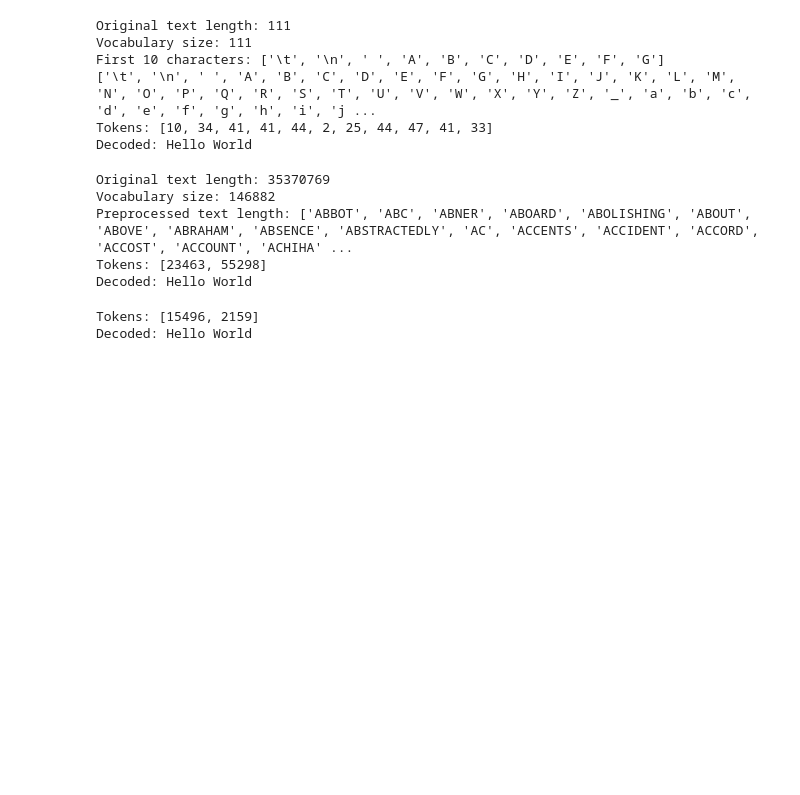
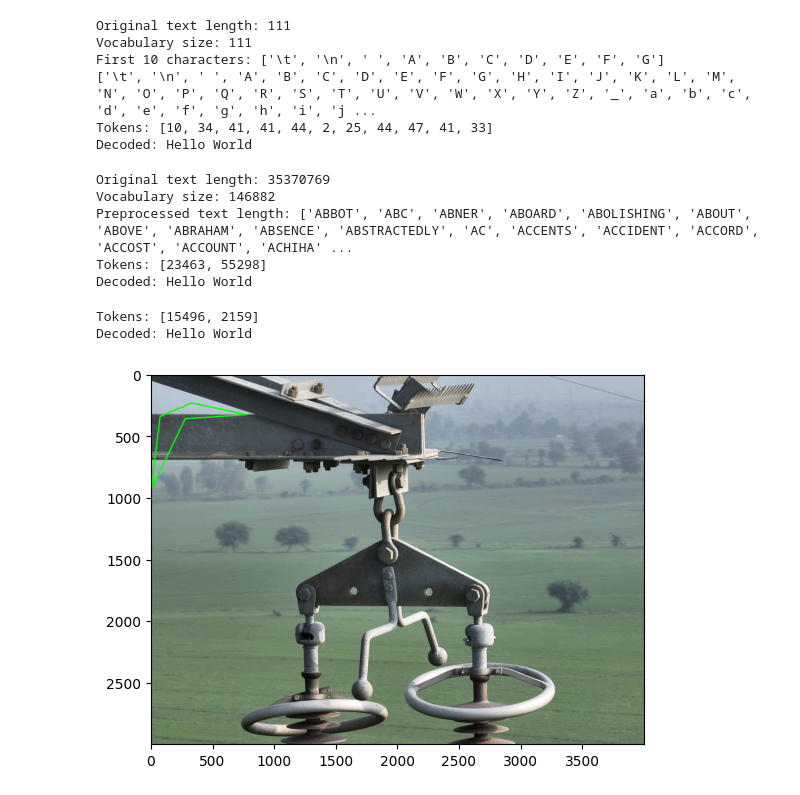
Before and after one commit to Adityaa-Sharma/GPT-2-Scratch, a Jupyter notebook: test.ipynb, the cells around one changed output. Saved outputs shown, nothing was run; the diff lists cells and outputs as text; code cells hidden in the pictures; blank space fills up the shorter version.

Commit message:
adding the plots of lineformer also

```diff
--- a/test.ipynb
+++ b/test.ipynb
@@ -87,3 +87,23 @@ print("Decoded:", decoded)
 # %% [output]
 Tokens: [15496, 2159]
 Decoded: Hello World
+# %%
+import cv2
+import PIL
+import numpy as np
+import matplotlib.pyplot as plt
+
+def draw_bounding_box(image_path, x, y):
+    image = cv2.imread(image_path)
+    pts = np.array([[x[i], y[i]] for i in range(len(x))], np.int32)
+    pts = pts.reshape((-1, 1, 2))
+    cv2.polylines(image, [pts], isClosed=True, color=(0, 255, 0), thickness=10)
+    plt.imshow(cv2.cvtColor(image, cv2.COLOR_BGR2RGB))
+    plt.show()
+
+image_path = r"C:\Users\91978\Downloads\DJI_20240111151857_0109_V.JPG(1).JPG"
+draw_bounding_box(image_path,
+                 [73, 332, 773, 277, 2],
+                 [343, 234, 329, 362, 930])
+# %% [output]
+[figure, added]
```
Also changed, not shown: parts of 1 cell of this notebook, 1 other file.
